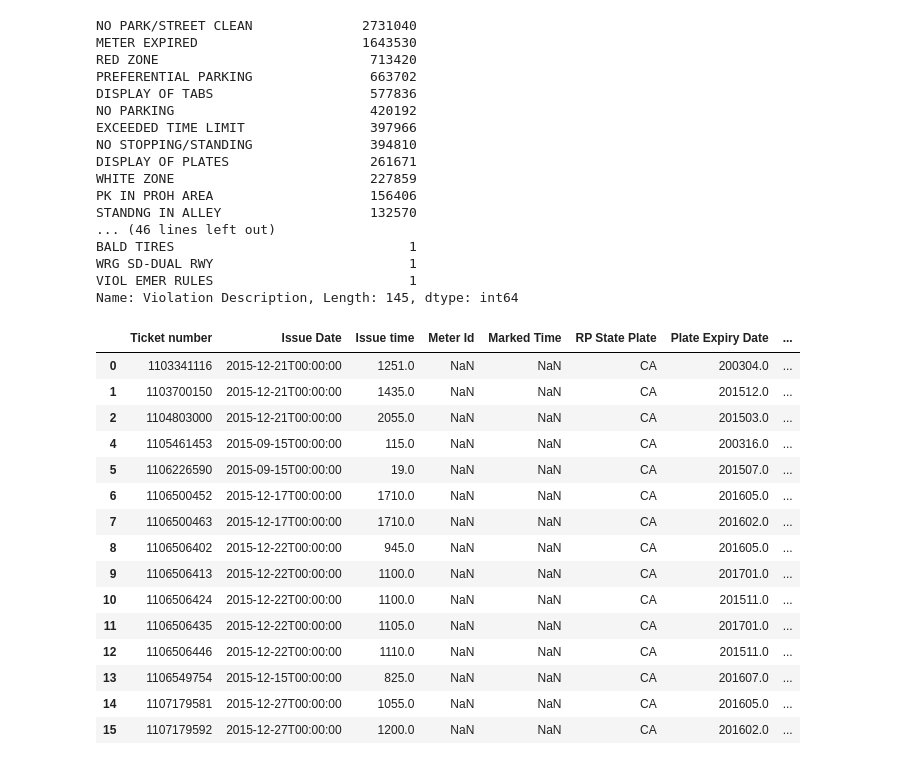
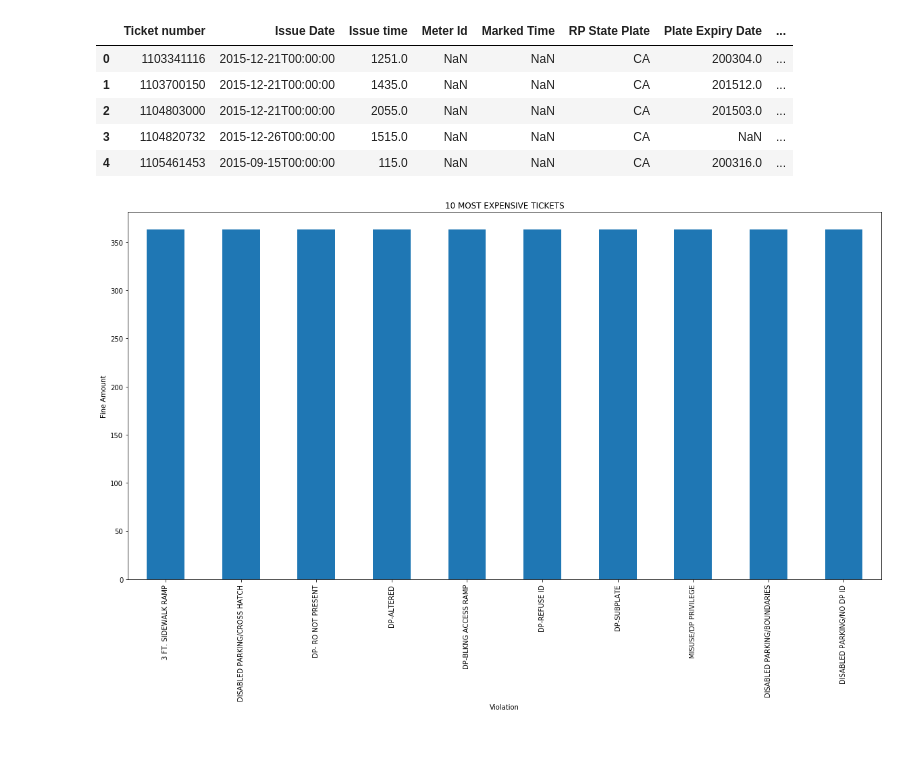
Before and after one commit to usn1485/LAParkingCitations, a Jupyter notebook: Cleaning_Violations.ipynb, the cells around one changed output. Cells and saved outputs as stored; diff of their text form; code cells hidden in the pictures.

Commit message:
partially improved cleaning violations

```diff
--- a/Cleaning_Violations.ipynb
+++ b/Cleaning_Violations.ipynb
@@ -5,4 +6,13 @@ import matplotlib as plt
 
 csv_file = "Resources/parking-citations.csv"
 citations_df = pd.read_csv(csv_file)
+# %%
+citations_df.head()
+# %% [output]
+|  | Ticket number | Issue Date | Issue time | Meter Id | Marked Time | RP State Plate | Plate Expiry Date | ... |
+| 0 | 1103341116 | 2015-12-21T00:00:00 | 1251.0 | NaN | NaN | CA | 200304.0 | ... |
+| 1 | 1103700150 | 2015-12-21T00:00:00 | 1435.0 | NaN | NaN | CA | 201512.0 | ... |
+| 2 | 1104803000 | 2015-12-21T00:00:00 | 2055.0 | NaN | NaN | CA | 201503.0 | ... |
+| 3 | 1104820732 | 2015-12-26T00:00:00 | 1515.0 | NaN | NaN | CA | NaN | ... |
+| 4 | 1105461453 | 2015-09-15T00:00:00 | 115.0 | NaN | NaN | CA | 200316.0 | ... |
 # %%
@@ -28,5 +42,8 @@ trimmed_df = trimmed_df[trimmed_df['Fine amount'].isin(fines)]
 trimmed_df['Fine amount'] = trimmed_df['Fine amount'].astype('int64')
 # %%
+#refining violation description by renaming similar offenses for a more uniform consistent description
+#results in ~143 different violations
+
 trimmed_df['Violation Description'] = trimmed_df['Violation Description'].replace(
 {
   'ABAND VEH/HIGHWAY': 'ABANDONED VEHICLE',
@@ -111,44 +128,22 @@ trimmed_df['Violation Description'] = trimmed_df['Violation Description'].replac
   'PKD IN/ON PARKWAY' : 'PK IN PROH AREA',
   'RESTRCTD ZONES': 'RESTRICTED ZONE',
   'RESTRICTED TAXI ZONE': 'RESTRICTED ZONE',
+  'STNDNG IN ALLEY' : 'STANDING IN ALLEY',
+  'STANDNG IN ALLEY' : 'STANDING IN ALLEY'
 })
-# %%
-trimmed_df['Violation Description'].value_counts()
-# %% [output]
-NO PARK/STREET CLEAN              2731040
-METER EXPIRED                     1643530
-RED ZONE                           713420
-PREFERENTIAL PARKING               663702
-DISPLAY OF TABS                    577836
-NO PARKING                         420192
-EXCEEDED TIME LIMIT                397966
-NO STOPPING/STANDING               394810
-DISPLAY OF PLATES                  261671
-WHITE ZONE                         227859
-PK IN PROH AREA                    156406
-STANDNG IN ALLEY                   132570
-... (46 lines left out)
-BALD TIRES                              1
-WRG SD-DUAL RWY                         1
-VIOL EMER RULES                         1
-Name: Violation Description, Length: 145, dtype: int64
-# %%
-trimmed_df = trimmed_df.rename(columns={'Fine amount': 'Fine Amount', 'Violation code': 'Violation Code'})
-trimmed_df.head(15)
-# %% [output]
-|  | Ticket number | Issue Date | Issue time | Meter Id | Marked Time | RP State Plate | Plate Expiry Date | ... |
-| 0 | 1103341116 | 2015-12-21T00:00:00 | 1251.0 | NaN | NaN | CA | 200304.0 | ... |
-| 1 | 1103700150 | 2015-12-21T00:00:00 | 1435.0 | NaN | NaN | CA | 201512.0 | ... |
-| 2 | 1104803000 | 2015-12-21T00:00:00 | 2055.0 | NaN | NaN | CA | 201503.0 | ... |
-| 4 | 1105461453 | 2015-09-15T00:00:00 | 115.0 | NaN | NaN | CA | 200316.0 | ... |
-| 5 | 1106226590 | 2015-09-15T00:00:00 | 19.0 | NaN | NaN | CA | 201507.0 | ... |
-| 6 | 1106500452 | 2015-12-17T00:00:00 | 1710.0 | NaN | NaN | CA | 201605.0 | ... |
-| 7 | 1106500463 | 2015-12-17T00:00:00 | 1710.0 | NaN | NaN | CA | 201602.0 | ... |
-| 8 | 1106506402 | 2015-12-22T00:00:00 | 945.0 | NaN | NaN | CA | 201605.0 | ... |
-| 9 | 1106506413 | 2015-12-22T00:00:00 | 1100.0 | NaN | NaN | CA | 201701.0 | ... |
-| 10 | 1106506424 | 2015-12-22T00:00:00 | 1100.0 | NaN | NaN | CA | 201511.0 | ... |
-| 11 | 1106506435 | 2015-12-22T00:00:00 | 1105.0 | NaN | NaN | CA | 201701.0 | ... |
-| 12 | 1106506446 | 2015-12-22T00:00:00 | 1110.0 | NaN | NaN | CA | 201511.0 | ... |
-| 13 | 1106549754 | 2015-12-15T00:00:00 | 825.0 | NaN | NaN | CA | 201607.0 | ... |
-| 14 | 1107179581 | 2015-12-27T00:00:00 | 1055.0 | NaN | NaN | CA | 201605.0 | ... |
-| 15 | 1107179592 | 2015-12-27T00:00:00 | 1200.0 | NaN | NaN | CA | 201602.0 | ... |
+# %%
+groupedby = trimmed_df.groupby('Violation Description') #group by violation description
+# %%
+# grab the n most expensive violations and chart them via bar chart
+
+avg_fine = groupedby.mean()['Fine amount'].nlargest(n=10, keep='first')
+avg_fine.plot.bar(figsize=(20,10))
+plt.title("10 MOST EXPENSIVE TICKETS")
+
+plt.ylabel("Fine Amount")
+plt.xlabel("Violation")
+plt.xticks(rotation=90)
+
+plt.show()
+# %% [output]
+[figure, added]
```
Also changed, not shown: parts of 9 cells of this notebook.
